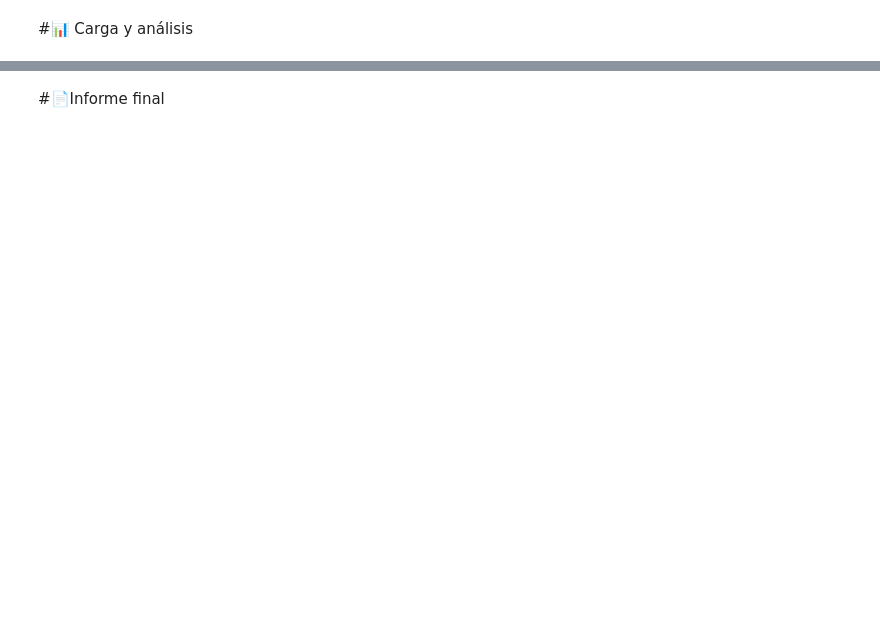
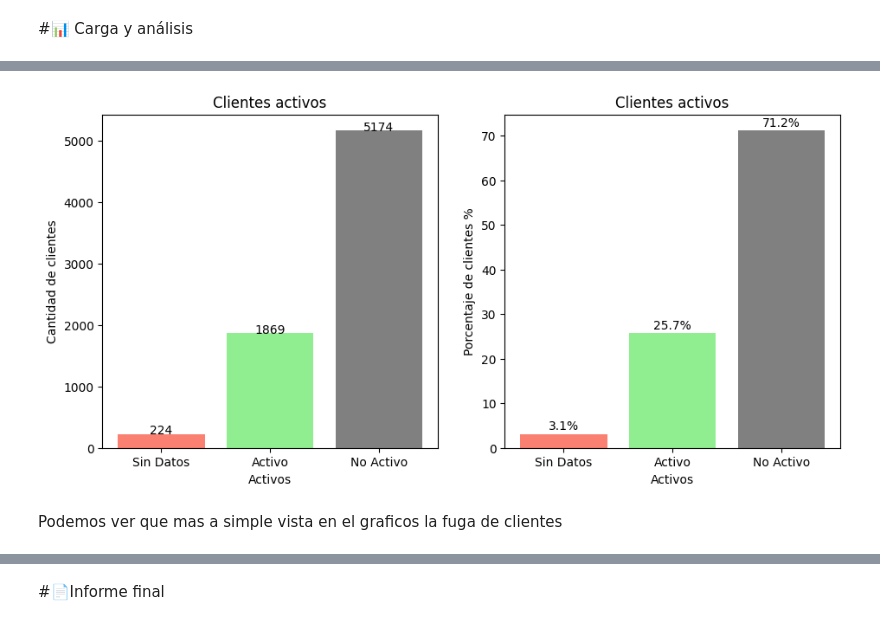
Before and after one commit to Alejandro0699/telecomX, a Jupyter notebook: TelecomX_LATAM.ipynb, the cells around one changed output, grey strips where cells are left out. Cells and saved outputs as stored; diff of their text form; code cells hidden in the pictures; blank space fills up the shorter version.

```diff
--- a/TelecomX_LATAM.ipynb
+++ b/TelecomX_LATAM.ipynb
@@ -86,0 +286,4 @@ memory usage: 1.2+ MB
+# %%
+df_telecom_norm['Cuentas_Diarias']=(df_telecom_norm['Charges.Monthly']/30).round(2)
+df_telecom_norm['Cuentas_Diarias']=df_telecom_norm['Cuentas_Diarias'].astype('float64')
+df_telecom_norm.head()
@@ -86,0 +302,4 @@ memory usage: 1.2+ MB
+# %%
+#Procedemos a transformar los valores yes y no, que ya tenemos en una variable para pasarlos a numeros binarios
+df_telecom_norm[df_categoria]=df_telecom_norm[df_categoria].replace({'Yes':1,'No':0, 'No internet service':-1})
+df_telecom_norm.head()
@@ -86,0 +350,7 @@ memory usage: 1.2+ MB
+# %%
+#Creamos una variable que contenga los nombres traducidos y luego los reemplazamos en una variable
+df_telecom_rename=['ID','Activo','Genero','Cuidadano_mayor_65','Pareja','Tiene_dependientes','meses_contrato','Servicio_telefonico','Varias_lineas',
+                       'Servicio_internet','Seguridad_en_linea','respaldo_en_linea','Proteccion_del_dispositivo','Soporte_tencnico','Trasmision_a_TV',
+                       'Transmision_a_Peliculas','Contrato','Factura_electronica','Metodo_de_pago','Cargos_mensuales','Cargo_total','Cuentas_Diarias']
+df_telecom_norm.columns=df_telecom_rename
+df_telecom_norm.head()
@@ -88,0 +402,5 @@ memory usage: 1.2+ MB
+# %%
+activos=df_telecom_norm['Activo'].value_counts().sort_values()
+print(activos)
+porcentajes=activos/activos.sum()*100
+print(porcentajes)
@@ -88,0 +418,25 @@ memory usage: 1.2+ MB
+# %%
+# Diccionario de reemplazo para las etiquetas
+etiquetas={-1:'Sin Datos', 0:'No Activo', 1:'Activo'}
+labels=[etiquetas[i] for i in activos.index]
+#Generamos un grafico para ver con mas claridad cuantos clientes siguen activos y cuantos dejaron
+fig, (ax1,ax2) = plt.subplots(1,2, figsize=(11,5))
+ax1.bar(labels,activos, color=['salmon', 'lightgreen','gray'])
+ax1.set_title('Clientes activos')
+ax1.set_xlabel('Activos')
+ax1.set_ylabel('Cantidad de clientes')
+for i, v in enumerate(activos):
+    ax1.text(i, v + 1, str(v), ha='center')
+
+ax2.bar(labels,porcentajes.values, color=['salmon', 'lightgreen','gray'])
+ax2.set_title('Clientes activos')
+ax2.set_xlabel('Activos')
+ax2.set_ylabel('Porcentaje de clientes %')
+for i, v in enumerate(porcentajes):
+    ax2.text(i, v + 1, f"{v:.1f}%", ha='center')
+
+plt.show()
+# %% [output]
+[figure, added]
+# %% [markdown]
+Podemos ver que mas a simple vista en el graficos la fuga de clientes
```
Also changed, not shown: parts of 52 cells of this notebook.
